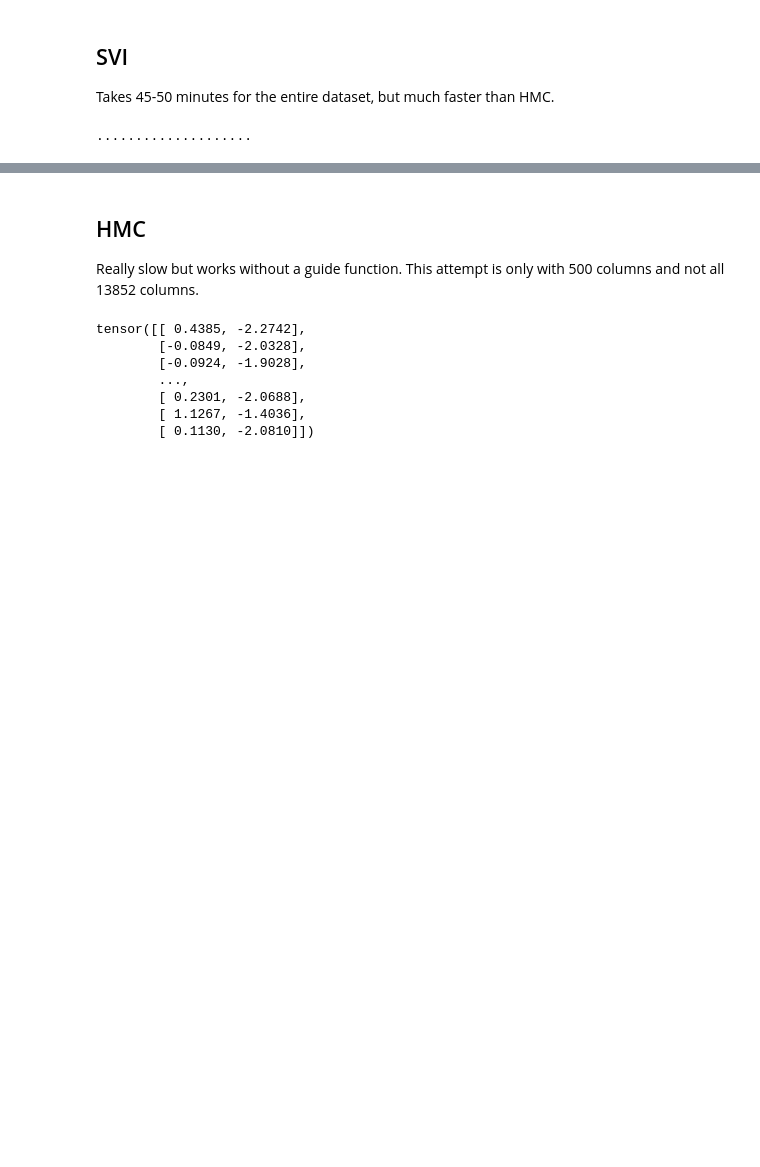
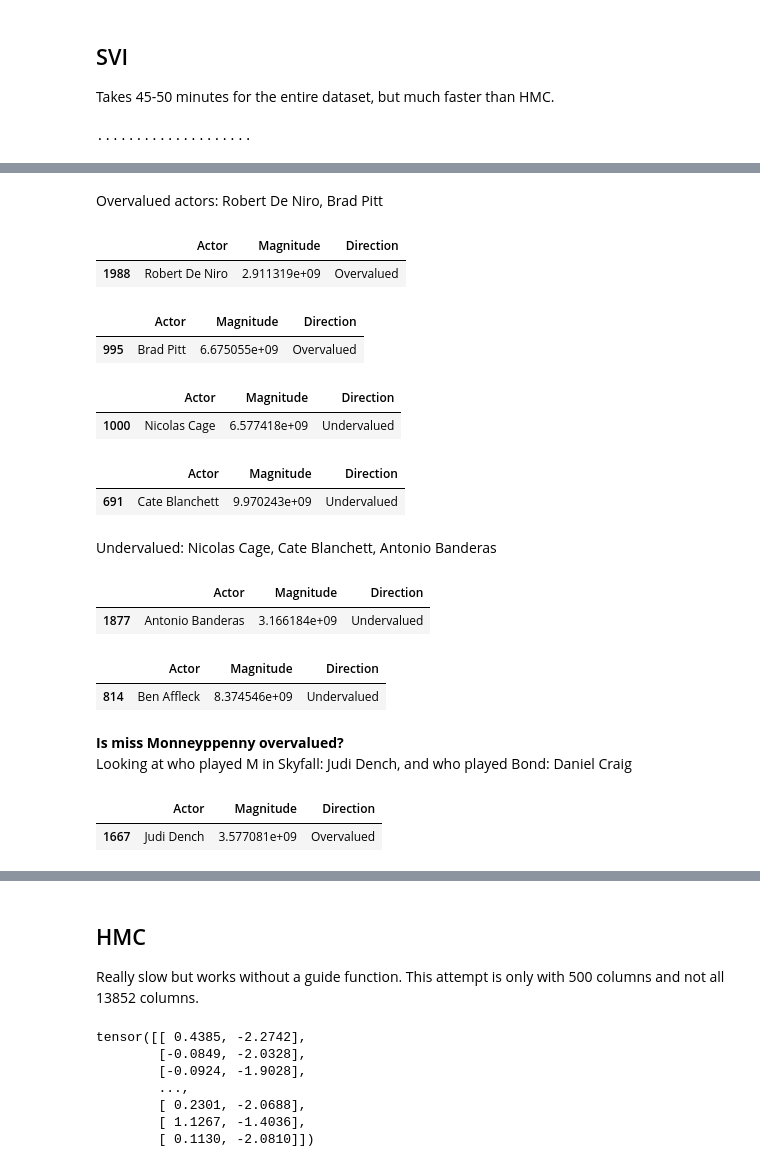
Before and after one commit to sarthakkothari/DeconfoundingFilmPredictions, a Jupyter notebook: 2.0_probpca_pyro.ipynb, the cells around one changed output, grey strips where cells are left out. Saved outputs shown, nothing was run; the diff lists cells and outputs as text; code cells hidden in the pictures; blank space fills up the shorter version.

```diff
--- a/2.0_probpca_pyro.ipynb
+++ b/2.0_probpca_pyro.ipynb
@@ -167,0 +204,21 @@ data.to_csv('ohe_movies_confounders.csv', header=True, index=False)
+# %%
+def findMaxChanges(noCF_coefs, XCF_coefs, actors):
+
+    assert(len(noCF_coefs) == len(XCF_coefs))
+    fin_list = []
+    for i in range(len(noCF_coefs)):
+        actor = actors[i]
+        diff = XCF_coefs[i] - noCF_coefs[i]       # Difference between coef with CF and without CF
+        magnitude = np.linalg.norm(diff)          # How much change
+        direction = 'Overvalued' if np.sign(diff) == -1.0 else 'Undervalued'   # In what direction?
+
+        # If direction is -ve i.e coef with CF is lesser than coef without CF it means that actor was being overvalued
+
+        fin_list.append((actor, magnitude, direction))
+
+    # Sort by most changes
+    fin_list.sort(key=lambda x: x[1], reverse = True)
+    df_toret = pd.DataFrame(fin_list, columns = ['Actor', 'Magnitude', 'Direction'])
+    return fin_list, df_toret
+# %%
+tests = findMaxChanges(actor_coefs_noCF, actor_coefs_X_CF, all_actors)
@@ -167,0 +233,42 @@ data.to_csv('ohe_movies_confounders.csv', header=True, index=False)
+# %% [markdown]
+Overvalued actors: Robert De Niro, Brad Pitt
+# %%
+tests[1][tests[1]['Actor'] == 'Robert De Niro']
+# %% [output]
+|  | Actor | Magnitude | Direction |
+| 1988 | Robert De Niro | 2.911319e+09 | Overvalued |
+# %%
+tests[1][tests[1]['Actor'] == 'Brad Pitt']
+# %% [output]
+|  | Actor | Magnitude | Direction |
+| 995 | Brad Pitt | 6.675055e+09 | Overvalued |
+# %%
+tests[1][tests[1]['Actor'] == 'Nicolas Cage']
+# %% [output]
+|  | Actor | Magnitude | Direction |
+| 1000 | Nicolas Cage | 6.577418e+09 | Undervalued |
+# %%
+tests[1][tests[1]['Actor'] == 'Cate Blanchett']
+# %% [output]
+|  | Actor | Magnitude | Direction |
+| 691 | Cate Blanchett | 9.970243e+09 | Undervalued |
+# %% [markdown]
+Undervalued: Nicolas Cage, Cate Blanchett, Antonio Banderas
+# %%
+tests[1][tests[1]['Actor'] == 'Antonio Banderas']
+# %% [output]
+|  | Actor | Magnitude | Direction |
+| 1877 | Antonio Banderas | 3.166184e+09 | Undervalued |
+# %%
+tests[1][tests[1]['Actor'] == 'Ben Affleck']
+# %% [output]
+|  | Actor | Magnitude | Direction |
+| 814 | Ben Affleck | 8.374546e+09 | Undervalued |
+# %% [markdown]
+**Is miss Monneyppenny overvalued?** <br>
+Looking at who played M in Skyfall: Judi Dench, and who played Bond: Daniel Craig
+# %%
+tests[1][tests[1]['Actor'] == 'Judi Dench']
+# %% [output]
+|  | Actor | Magnitude | Direction |
+| 1667 | Judi Dench | 3.577081e+09 | Overvalued |
```
Also changed, not shown: parts of 29 cells of this notebook.
